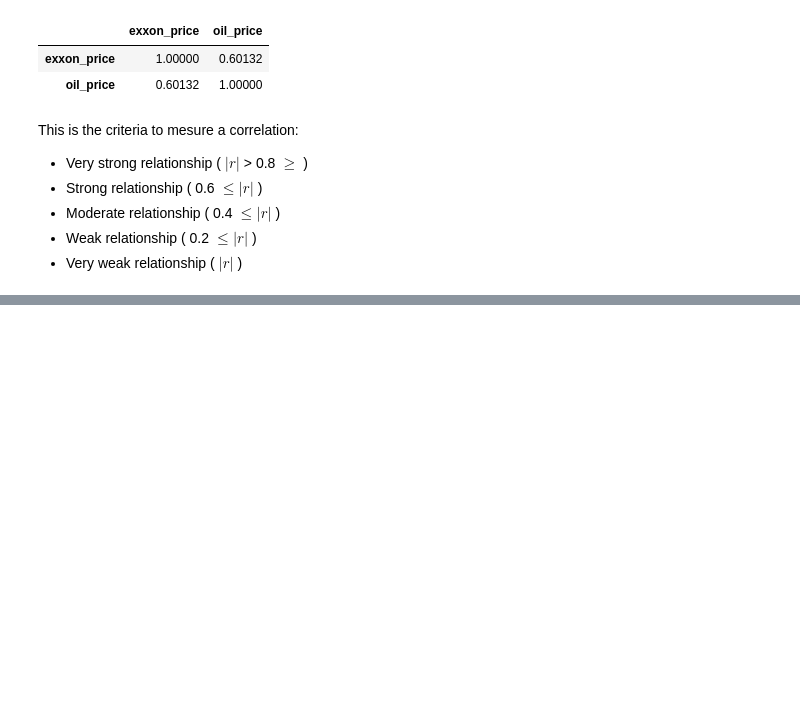
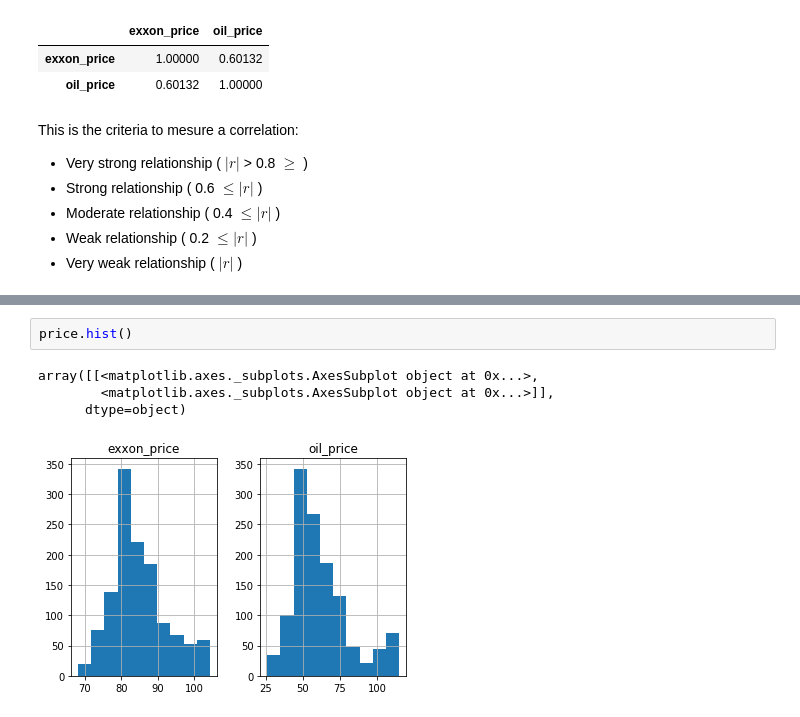
Before and after one commit to Richardbmk/datascience_machinelearning, a Jupyter notebook: ExxonMobile-vs-BarrelOil-Problem.ipynb, the cells around one changed output, grey strips where cells are left out. Cells and saved outputs as stored; diff of their text form; blank space fills up the shorter version.

```diff
--- a/ExxonMobile-vs-BarrelOil-Problem.ipynb
+++ b/ExxonMobile-vs-BarrelOil-Problem.ipynb
@@ -213,0 +264,7 @@ This is the criteria to mesure a correlation:
+# %%
+price.hist()
+# %% [output]
+array([[<matplotlib.axes._subplots.AxesSubplot object at 0x...>,
+        <matplotlib.axes._subplots.AxesSubplot object at 0x...>]],
+      dtype=object)
+[figure, added]
```
Also changed, not shown: parts of 13 cells of this notebook.
